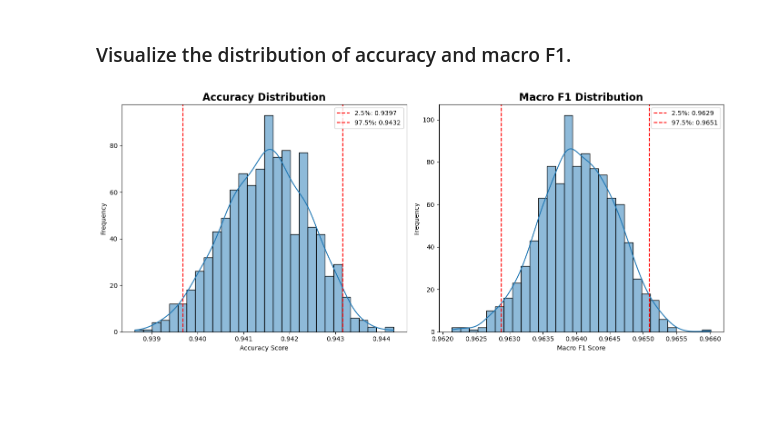
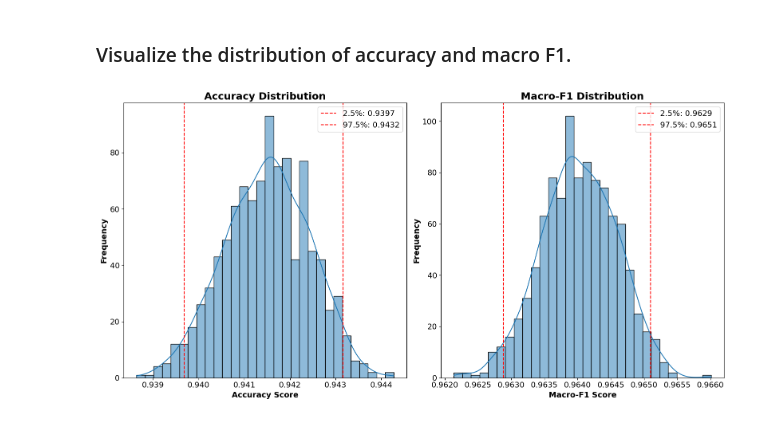
Before and after one commit to leonhoang177/ml-sentiment-analysis, a Jupyter notebook: Improved.ipynb, the cells around one changed output. Drawn from its saved outputs; the diff is of its cells as text; code cells hidden in the pictures; blank space fills up the shorter version.

```diff
--- a/Improved.ipynb
+++ b/Improved.ipynb
@@ -419,30 +424,30 @@ CV std deviation: 0.0006
 ### Visualize the distribution of accuracy and macro F1.
 # %%
 # Create the figure
-plt.figure(figsize=(14, 6))
+fig, axs = plt.subplots(1, 2, figsize=(16, 8))
 
 # Accuracy Distribution
-plt.subplot(1, 2, 1)
-sns.histplot(acc_scores, kde=True, bins=30)
-plt.axvline(acc_ci[0], color='red', linestyle='--', label=f'2.5%: {acc_ci[0]:.4f}')
-plt.axvline(acc_ci[1], color='red', linestyle='--', label=f'97.5%: {acc_ci[1]:.4f}')
-plt.title('Accuracy Distribution', fontsize=16, fontweight='bold')
-plt.xlabel('Accuracy Score')
-plt.ylabel('Frequency')
-plt.legend()
+sns.histplot(acc_scores, kde=True, bins=30, ax=axs[0])
+axs[0].axvline(acc_ci[0], color='red', linestyle='--', label=f'2.5%: {acc_ci[0]:.4f}')
+axs[0].axvline(acc_ci[1], color='red', linestyle='--', label=f'97.5%: {acc_ci[1]:.4f}')
+axs[0].set_title('Accuracy Distribution', fontsize=18, fontweight='bold')
+axs[0].set_xlabel('Accuracy Score', fontsize=14, fontweight='bold')
+axs[0].set_ylabel('Frequency', fontsize=14, fontweight='bold')
+axs[0].tick_params(labelsize=14)
+axs[0].legend(fontsize=14)
 
-# Macro F1 Distribution
-plt.subplot(1, 2, 2)
-sns.histplot(f1_scores, kde=True, bins=30)
-plt.axvline(f1_ci[0], color='red', linestyle='--', label=f'2.5%: {f1_ci[0]:.4f}')
-plt.axvline(f1_ci[1], color='red', linestyle='--', label=f'97.5%: {f1_ci[1]:.4f}')
-plt.title('Macro F1 Distribution', fontsize=16, fontweight='bold')
-plt.xlabel('Macro F1 Score')
-plt.ylabel('Frequency')
-plt.legend()
+# Macro-F1 Distribution
+sns.histplot(f1_scores, kde=True, bins=30, ax=axs[1])
+axs[1].axvline(f1_ci[0], color='red', linestyle='--', label=f'2.5%: {f1_ci[0]:.4f}')
+axs[1].axvline(f1_ci[1], color='red', linestyle='--', label=f'97.5%: {f1_ci[1]:.4f}')
+axs[1].set_title('Macro-F1 Distribution', fontsize=18, fontweight='bold')
+axs[1].set_xlabel('Macro-F1 Score', fontsize=14, fontweight='bold')
+axs[1].set_ylabel('Frequency', fontsize=14, fontweight='bold')
+axs[1].tick_params(labelsize=14)
+axs[1].legend(fontsize=14)
 
-# Show both graphs
+# Show the graphs
 plt.tight_layout()
 plt.show()
 # %% [output]
-[figure, old version]
+[figure, new version]
```
Also changed, not shown: parts of 11 cells of this notebook.
